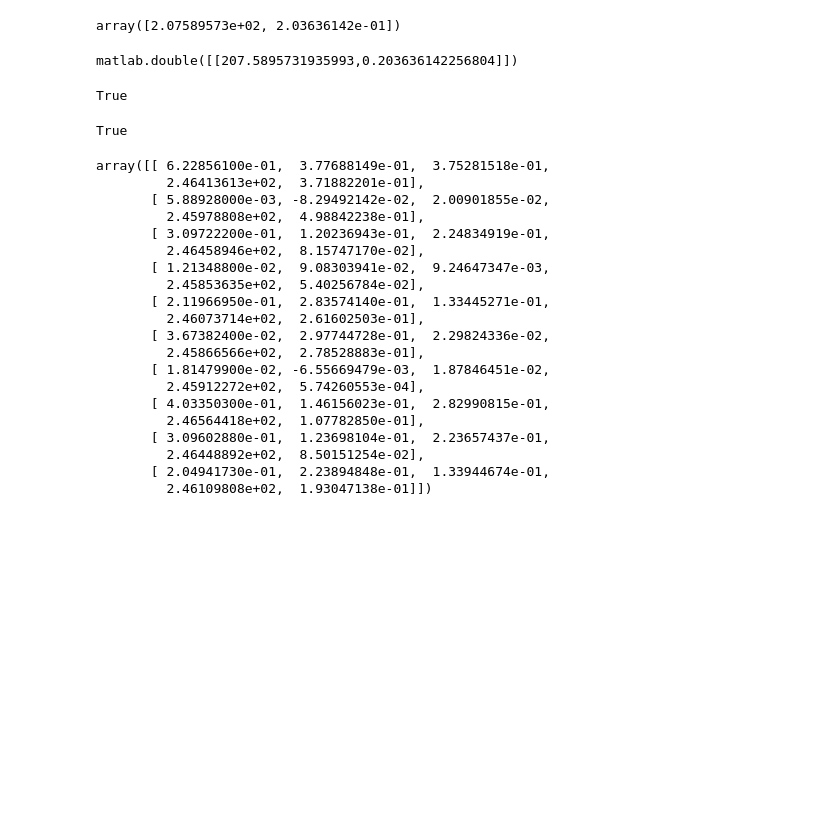
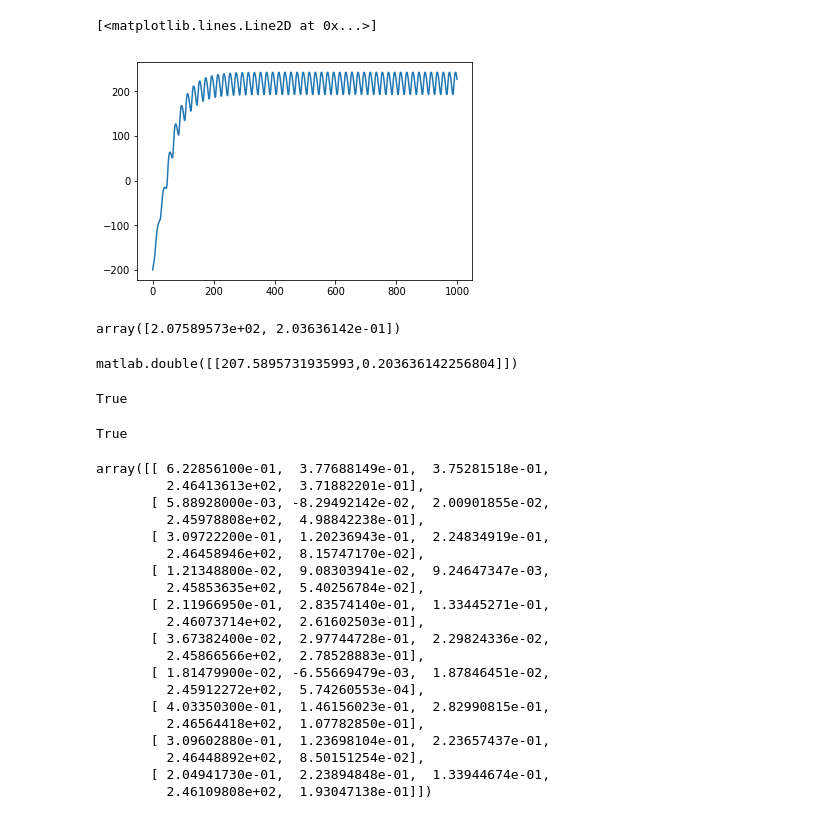
Before and after one commit to SiyangJ/Data-Assimilation, a Jupyter notebook: FA18/Modularized/Test.ipynb, the cells around one changed output. Cells and saved outputs as stored; diff of their text form; code cells hidden in the pictures; blank space fills up the shorter version.

```diff
--- a/FA18/Modularized/Test.ipynb
+++ b/FA18/Modularized/Test.ipynb
@@ -15,0 +58,5 @@ DataGeneration.DataGeneration()
+# %%
+plt.plot(test1['truestate'][:,0])
+# %% [output]
+[<matplotlib.lines.Line2D at 0x...>]
+[figure, added]
```
Also changed, not shown: parts of 10 cells of this notebook, 2 other files.
